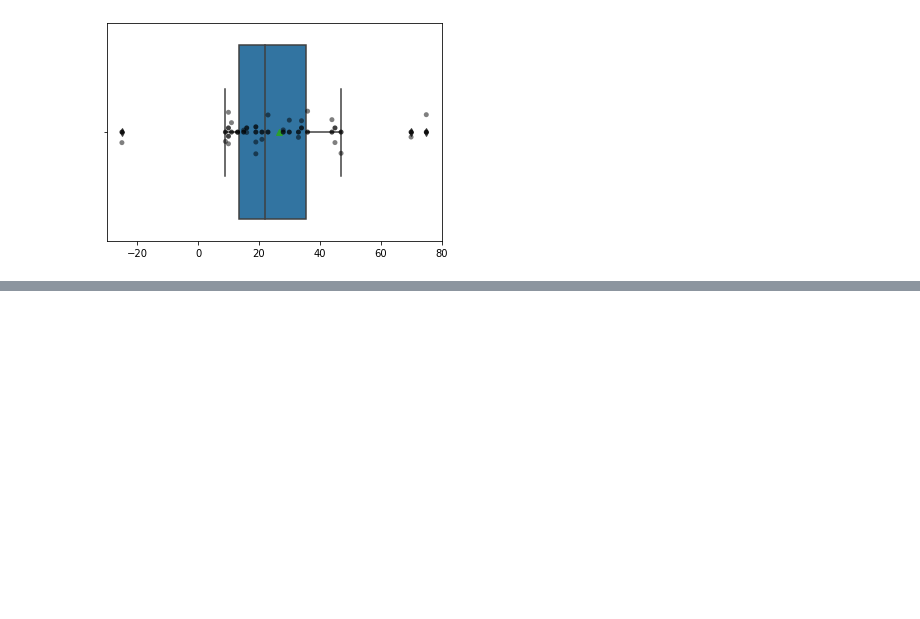
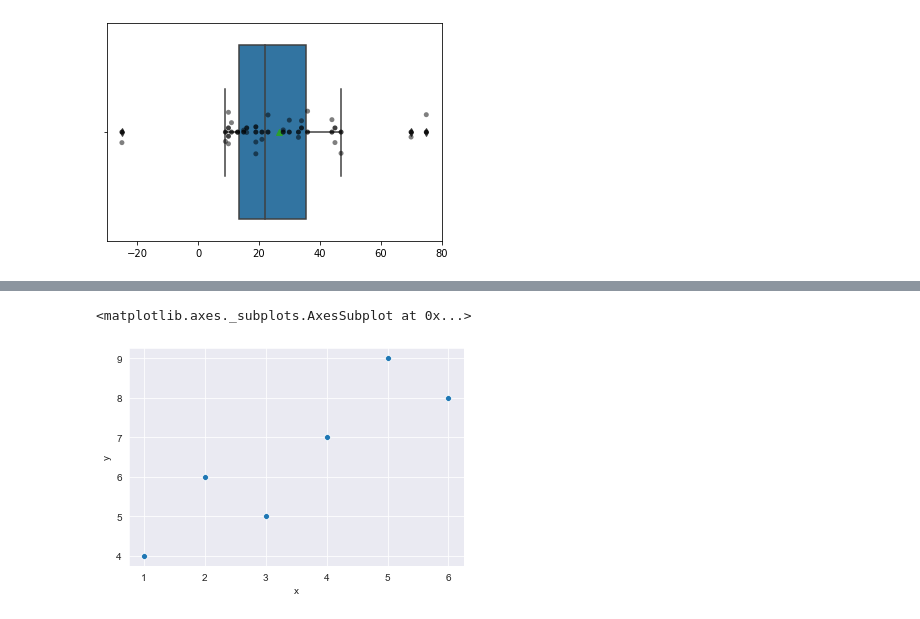
Before and after one commit to jsutch/statistics_review, a Jupyter notebook: 1. Intro. Data.ipynb, the cells around one changed output, grey strips where cells are left out. Drawn from its saved outputs; the diff is of its cells as text; code cells hidden in the pictures; blank space fills up the shorter version.

Commit message:
Bi-Variate Data and Covariance

```diff
--- a/1. Intro. Data.ipynb
+++ b/1. Intro. Data.ipynb
@@ -467,0 +487,12 @@ tags = zip(labels, points)
+# %%
+# Covariance Exercise
+plt.rcParams["patch.force_edgecolor"] = True # in matplotlib, edge borders are turned off by default.
+sns.set_style("darkgrid") # set a grey grid as a background
+# x is the same in both - y is different
+df1 = pd.DataFrame({'x':[1,2,3,4,5,6],'y':[4,6,5,7,9,8]})
+df2 = pd.DataFrame({'x':[1,2,3,4,5,6],'y':[5,9,7,4,8,6]})
+# %%
+sns.scatterplot(df1['x'],df1['y'])
+# %% [output]
+<matplotlib.axes._subplots.AxesSubplot at 0x...>
+[figure, added]
```
Also changed, not shown: parts of 8 cells of this notebook.
